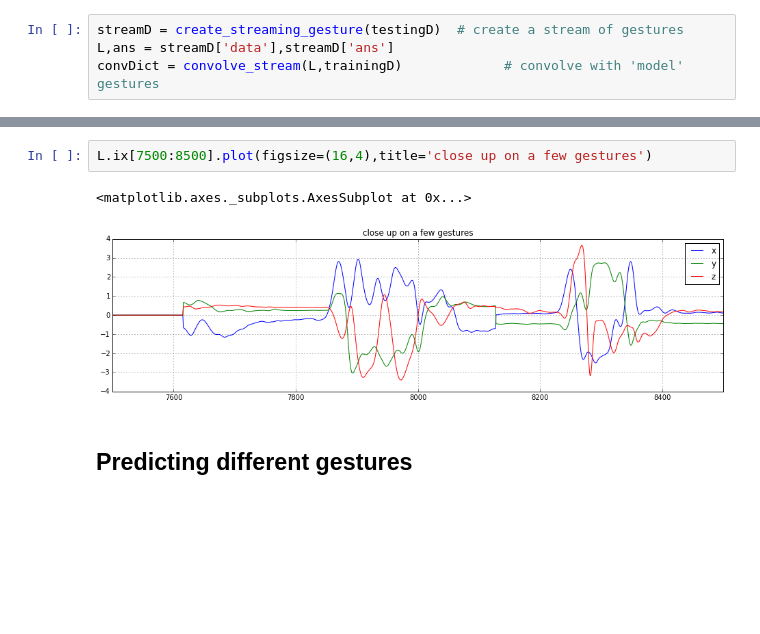
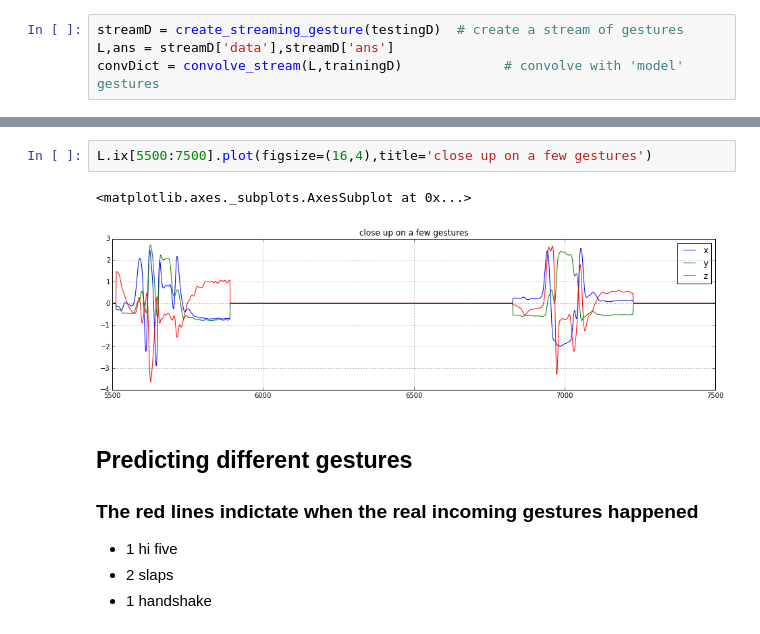
Before and after one commit to afraenkel/handshakes, a Jupyter notebook: DEMO.ipynb, the cells around one changed output, grey strips where cells are left out. Saved outputs shown, nothing was run; the diff lists cells and outputs as text; blank space fills up the shorter version.

```diff
--- a/DEMO.ipynb
+++ b/DEMO.ipynb
@@ -30,10 +54,15 @@ L.plot(figsize=(16,4),title='Stream of Gestures')
 # %%
-L.ix[7500:8500].plot(figsize=(16,4),title='close up on a few gestures')
+L.ix[5500:7500].plot(figsize=(16,4),title='close up on a few gestures')
 # %% [output]
 <matplotlib.axes._subplots.AxesSubplot at 0x...>
-[figure, old version]
+[figure, new version]
-# %% [markdown]
-## Predicting different gestures
+# %% [markdown]
+## Predicting different gestures
+
+### The red lines indictate when the real incoming gestures happened
+* 1 hi five
+* 2 slaps
+* 1 handshake
 # %%
 plot_convolution(convDict,ans)
 # %% [output]
```
Also changed, not shown: parts of 8 cells of this notebook, 30 other files.
